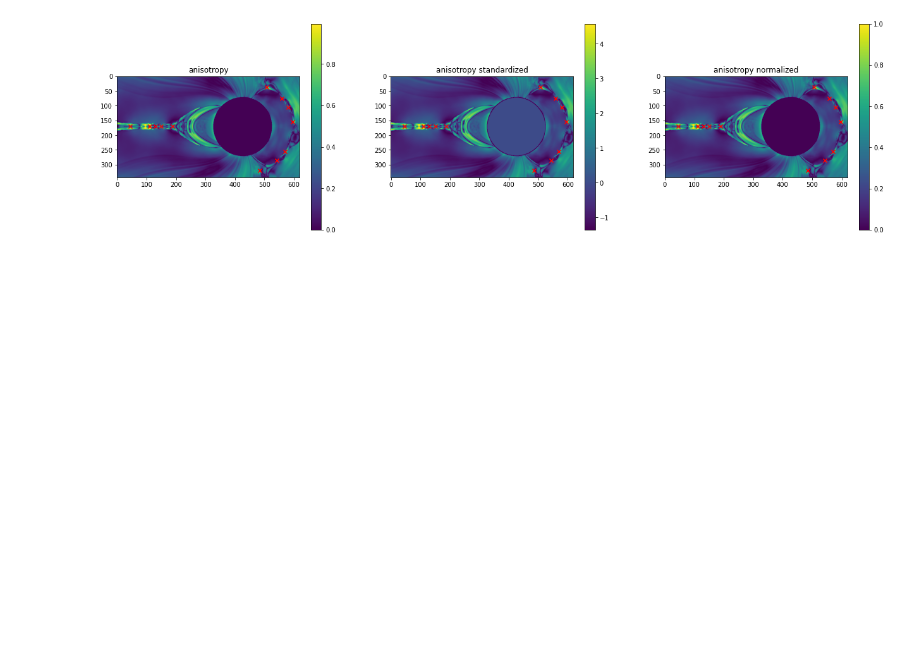
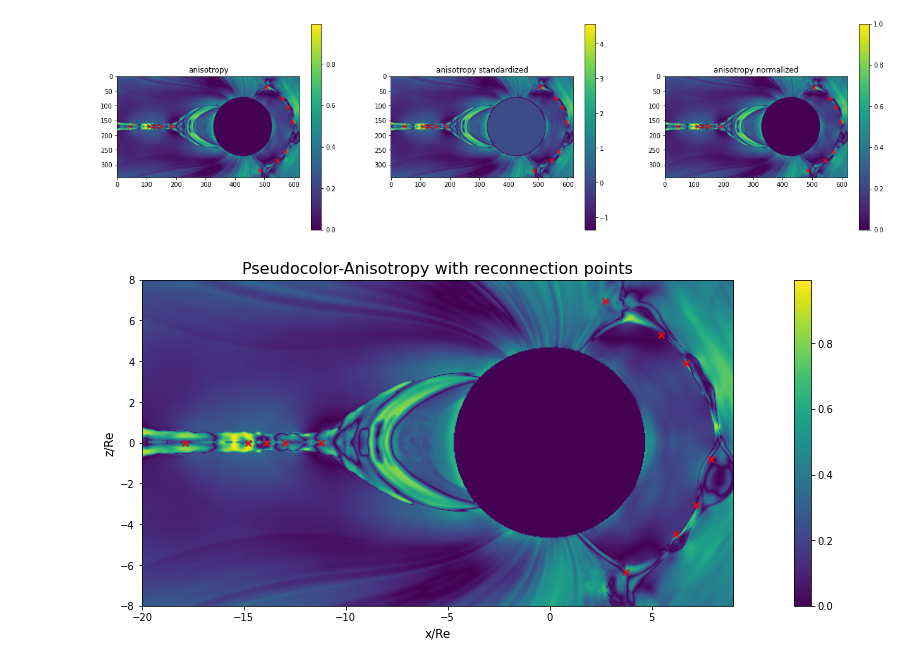
Before and after one commit to deinal/2d-reconnection-data, a Jupyter notebook: visualize_features.ipynb, the cells around one changed output. Cells and saved outputs as stored; diff of their text form; code cells hidden in the pictures; blank space fills up the shorter version.

Commit message:
Add reconnection plot

```diff
--- a/visualize_features.ipynb
+++ b/visualize_features.ipynb
@@ -1,6 +1,11 @@
 # %%
 import numpy as np
 import matplotlib.pyplot as plt
+# %%
+xmin = -20
+xmax = 9
+zmin = -8
+zmax = 8
 # %%
 data = np.load('final-data/3600.npz')
 # %%
@@ -95,3 +100,26 @@ for feature in features:
 [figure]
 [figure]
 [figure]
+# %%
+fig = plt.figure(figsize=(22, 6))
+
+xx = np.linspace(xmin, xmax, (data['anisotropy'].shape[1]))
+zz = np.linspace(zmin, zmax, (data['anisotropy'].shape[0]))
+
+labeled_indices = y.nonzero()
+labeled_z = zz[labeled_indices[0]]
+labeled_x = xx[labeled_indices[1]]
+
+ax = fig.add_subplot()
+
+c = ax.imshow(data['anisotropy'], extent=[xmin, xmax, zmin, zmax])
+ax.scatter(labeled_x, labeled_z, marker='x', color='red')
+ax.set_title('Pseudocolor-Anisotropy with reconnection points', fontsize=16)
+ax.set_xlabel('x/Re', fontsize=12)
+ax.set_ylabel('z/Re', fontsize=12)
+fig.colorbar(c, ax=ax)
+
+plt.savefig('reconnection_points.png')
+plt.show()
+# %% [output]
+[figure, added]
```
Also changed, not shown: 2 other files.
